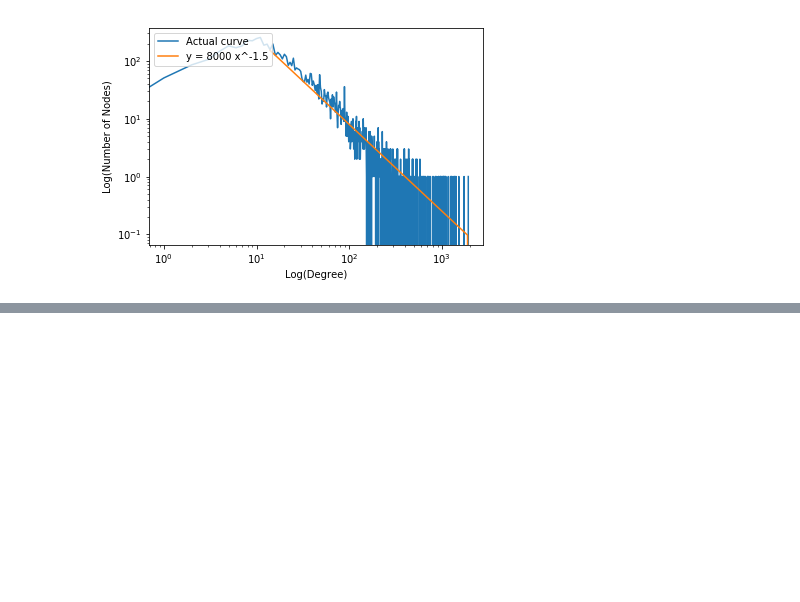
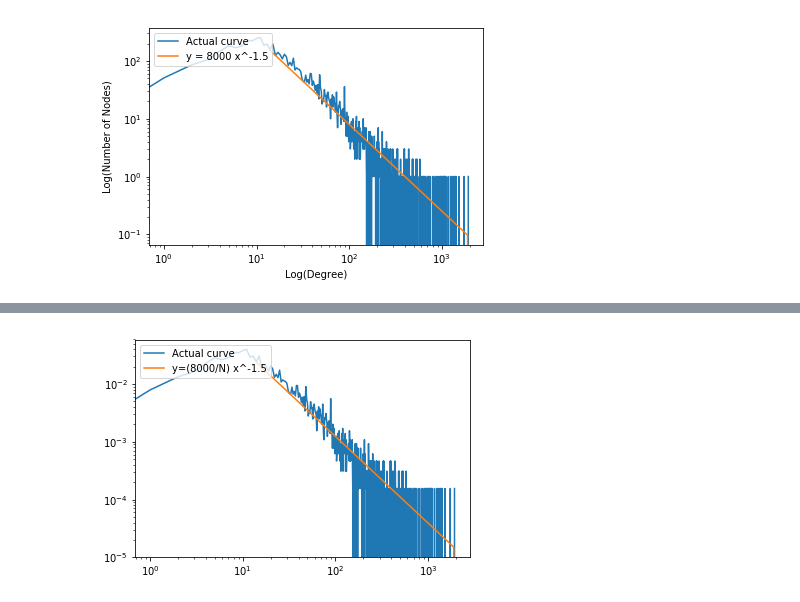
Before and after one commit to AugustoPeres/crc-project-1, a Jupyter notebook: FindingAFit.ipynb, the cells around one changed output, grey strips where cells are left out. Drawn from its saved outputs; the diff is of its cells as text; code cells hidden in the pictures; blank space fills up the shorter version.

```diff
--- a/FindingAFit.ipynb
+++ b/FindingAFit.ipynb
@@ -193,0 +190,14 @@ plt.show()
+# %%
+#LOGLOG DEGREE DISTRIBUTION
+plt.loglog(deglist,degdist)
+
+#plt.xlabel('Log(Degree)', fontdict=None, labelpad=None)
+#plt.ylabel('Log(Number of Nodes)', fontdict=None, labelpad=None)
+
+plt.plot(x1,np.asarray(fit2))
+
+plt.legend(['Actual curve', 'y=(8000/N) x^-1.5'], loc='upper left')
+
+plt.show()
+# %% [output]
+[figure, added]
```
Also changed, not shown: parts of 11 cells of this notebook, 4 other files.
